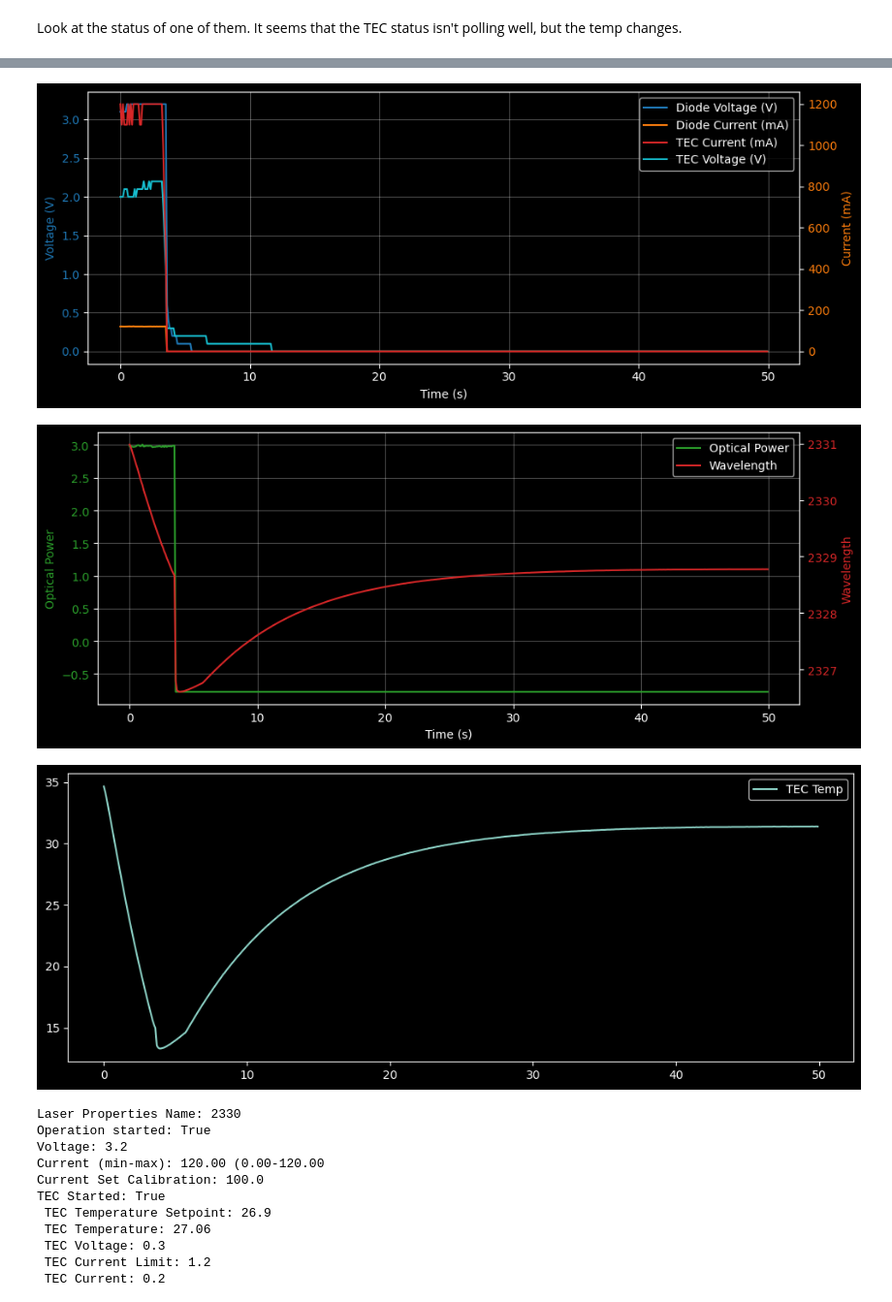
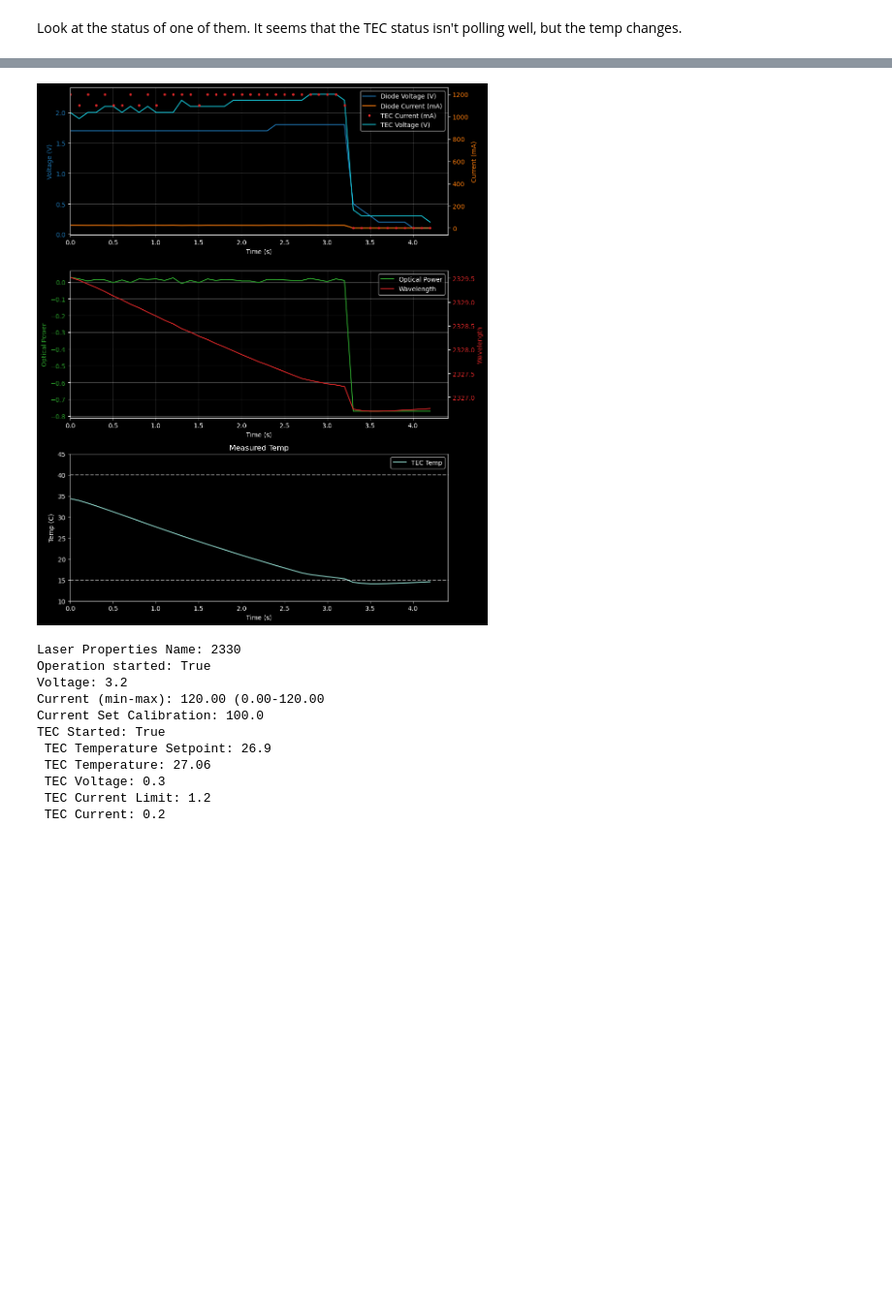
Before and after one commit to CaltechOpticalObservatories/hispec-fib, a Jupyter notebook: ait/photonic_testing/photonic_testing_template.ipynb, the cells around one changed output, grey strips where cells are left out. Shown at 97% size. Saved outputs shown, nothing was run; the diff lists cells and outputs as text; code cells hidden in the pictures; blank space fills up the shorter version.

```diff
--- a/ait/photonic_testing/photonic_testing_template.ipynb
+++ b/ait/photonic_testing/photonic_testing_template.ipynb
@@ -50,0 +209,6 @@ Programming limits for 2330, Maiman driver: S/N 8226...
+# %%
+ln='1028'
+lasers[ln].device.set_tec_temperature(19)
+lasers[ln].device.start_tec()
+lasers[ln].status(verbose=True)
+data = lasers[ln].monitor_diode(duration_s=6, cadence_hz=10)
@@ -104,3 +268,3 @@ $2330.9992 \; \mathrm{nm}$
 # %%
-data = lasers['2330'].tune_and_monitor(1,2329*u.nm, duration_s=50, maximum_power_shift=.1, autooff=0, apply=True, cadence_hz=10)
+data = lasers['2330'].tune_and_monitor(.01,2327*u.nm, duration_s=5, maximum_power_shift=.1, autooff=0, apply=1, cadence_hz=10)
 # %% [output]
@@ -114,69 +279,8 @@ Requested tuning 2329.810 nm to 2329.000 nm at 100.0±10.00% flux.
 # %%
 x=data.get_data()
-pwr, wave = Laser.compute_power_and_wavelength(lasers['2330'].laser_properties, x['tec_temp_c'], x['diode_current_ma'])
-
-
-t = x["t_s"]
-
-# --- Plot 1: Electrical (2 y-axes) ---
-fig1, ax_v = plt.subplots(figsize=(10, 4))
-
-# Left axis: voltage
-l1 = ax_v.plot(t, x["diode_voltage_v"], color="tab:blue", label="Diode Voltage (V)")
-l3 = ax_v.plot(t, x["tec_voltage_v"], color="tab:cyan", label="TEC Voltage (V)")
-ax_v.set_xlabel("Time (s)")
-ax_v.set_ylabel("Voltage (V)", color="tab:blue")
-ax_v.tick_params(axis="y", labelcolor="tab:blue")
-ax_v.grid(True, alpha=0.3)
-
-# Right axis: current
-ax_i = ax_v.twinx()
-l2 = ax_i.plot(t, x["diode_current_ma"], color="tab:orange", label="Diode Current (mA)")
-l4 = ax_i.plot(t, x["tec_current_a"]*1000, color="tab:red", label="TEC Current (mA)" )
-ax_i.set_ylabel("Current (mA)", color="tab:orange")
-ax_i.tick_params(axis="y", labelcolor="tab:orange")
-# ax_i.set_xlim(0,10)
-
-# Combined legend
-lines = l1 + l2 + l4 + l3
-labels = [ln.get_label() for ln in lines]
-ax_v.legend(lines, labels, loc="best")
-
-fig1.tight_layout()
-
-
-# --- Plot 2: Optical (2 y-axes) ---
-fig2, ax_p = plt.subplots(figsize=(10, 4))
-
-# Left axis: optical power
-l3 = ax_p.plot(t, pwr, color="tab:green", label="Optical Power")
-ax_p.set_xlabel("Time (s)")
-ax_p.set_ylabel("Optical Power", color="tab:green")
-ax_p.tick_params(axis="y", labelcolor="tab:green")
-ax_p.grid(True, alpha=0.3)
-
-# Right axis: wavelength
-ax_w = ax_p.twinx()
-l4 = ax_w.plot(t, wave, color="tab:red", label="Wavelength")
-ax_w.set_ylabel("Wavelength", color="tab:red")
-ax_w.tick_params(axis="y", labelcolor="tab:red")
-
-# Combined legend
-lines = l3 + l4
-labels = [ln.get_label() for ln in lines]
-ax_p.legend(lines, labels, loc="best")
-
-fig2.tight_layout()
-
-plt.subplots(figsize=(10, 4))
-plt.plot(t, x['tec_temp_c'], label='TEC Temp')
-plt.legend()
-plt.tight_layout()
-plt.show()
+plot_tuning_data(lasers['2330'].laser_properties, x)
 # %% [output]
-[figure, old version]
+[figure, new version]
-[figure, removed]
-[figure, removed]
 # %%
 lasers['2330'].status(verbose=False)
 # %% [output]
```
Also changed, not shown: parts of 28 cells of this notebook.
